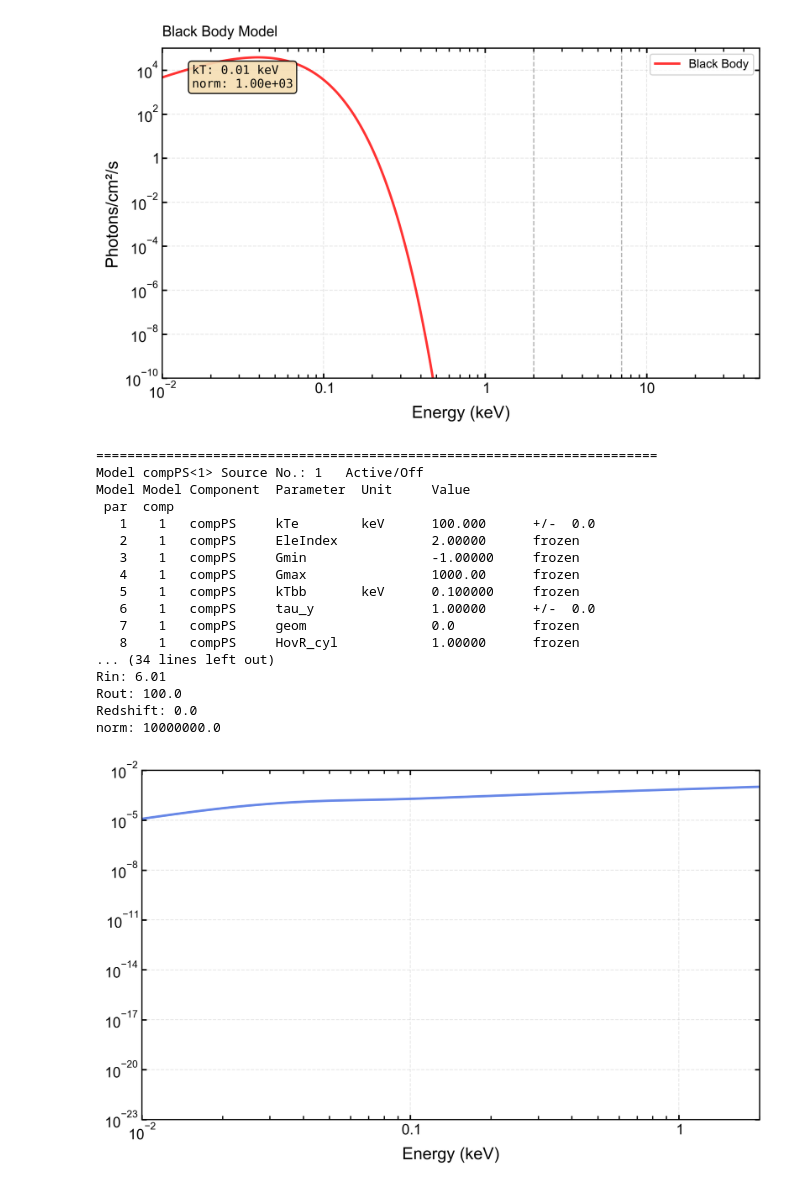
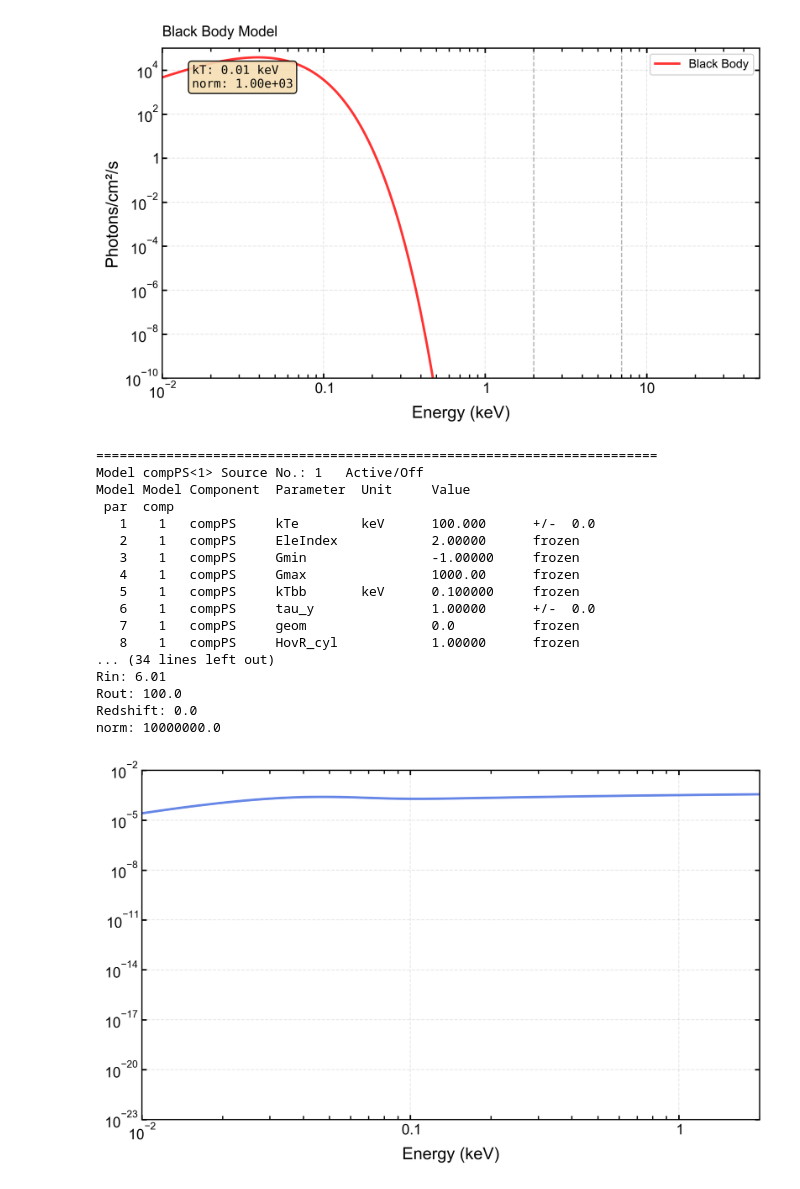
Before and after one commit to mbelveder/compps_simulations, a Jupyter notebook: notebooks/sandbox.ipynb, the cells around one changed output. Cells and saved outputs as stored; diff of their text form; code cells hidden in the pictures.

```diff
--- a/notebooks/sandbox.ipynb
+++ b/notebooks/sandbox.ipynb
@@ -951,10 +951,6 @@ Models will now use energy array created from:
    0.01 - 50   1000 log bins
 [figure]
 # %%
-# with ChangeDir('../data/results/tau_kTe_study_typical_agn_slab_20251203_145207/spectra/'):
-
-# Load the model from a saved file
-# Xset.restore("sim_grid_kTe50_taum0.50_20251203_145208.xcm")
 AllModels.clear()
 Model('compPS')
 
@@ -982,7 +978,7 @@ compps.Rout = 100.0
 compps.Redshift = 0.0
 compps.norm = 10000000.0
 
-compps.tau_y = [-1, 0.1, -10, -8, 8, 10]
+compps.tau_y = [-0.5, 0.1, -10, -8, 8, 10]
 compps.rel_refl = [0, 0.01, -4.0, -3.0, 1000, 10000]
 
 # Generate the plot data with model components
@@ -1016,66 +1012,31 @@ ax.set_xlabel('Energy (keV)')
 ax.set_xscale('log')
 ax.set_yscale('log')
 
 ax.set_xlim(0.01, 50)
 
-# # Add parameter values as a text box (better than a long title)
-# param_text = '\n'.join(param_info)
-# ax.text(0.8, 0.6, param_text, transform=ax.transAxes,
-#         fontsize=7, verticalalignment='top', horizontalalignment='left',
-#         bbox=dict(boxstyle='round', facecolor='beige', alpha=0.9),
-#         family='monospace')
-
 rel_refl = AllModels(1).compPS.rel_refl.values[0]
-# ax.set_title(f'rel_refl: {rel_refl}', fontsize=12, pad=10, loc='left')
-
-# # Create a separate Black Body model
-# AllModels.clear()
-# Model('bbody')
-
-# # Set the energy range for plotting
-# AllModels.setEnergies('0.01 50 1000 log')
-
-# # Get the black body component
-# bb = AllModels(1).bbody
-
-# # Set black body parameters
-# # kT is in keV, norm is the normalization
-# bb.kT = 1e-2  # Temperature in keV
-# bb.norm = 0.1e-4  # Normalization
-
-# # Generate the plot data
-# Plot("eemo")
-
-# # Extract energy and flux
-# en_bb = list(map(float, Plot.x()))
-# flux_bb = list(map(float, Plot.model()))
-# ax.plot(en_bb, flux_bb, label='Black Body', alpha=.8, color='red', lw=2, ls='-')
-
-# ax.legend(fontsize=10)
-
-# ax.set_ylabel('keV$^{2}$ (Photons cm$^{-2}$ s$^{-1}$ keV$^{-1}$)')
 
 
 plt.tight_layout()
 ax.set_ylim(1e-23, 1e-2)
 ax.set_xlim(1e-2, 2)
 plt.show()
 # %% [output]
 ========================================================================
 Model compPS<1> Source No.: 1   Active/Off
 Model Model Component  Parameter  Unit     Value
  par  comp
    1    1   compPS     kTe        keV      100.000      +/-  0.0
    2    1   compPS     EleIndex            2.00000      frozen
    3    1   compPS     Gmin                -1.00000     frozen
    4    1   compPS     Gmax                1000.00      frozen
    5    1   compPS     kTbb       keV      0.100000     frozen
    6    1   compPS     tau_y               1.00000      +/-  0.0
    7    1   compPS     geom                0.0          frozen
    8    1   compPS     HovR_cyl            1.00000      frozen
 ... (34 lines left out)
 Rin: 6.01
 Rout: 100.0
 Redshift: 0.0
 norm: 10000000.0
-[figure, old version]
+[figure, new version]
```
Also changed, not shown: parts of 10 cells of this notebook, 5 other files.
